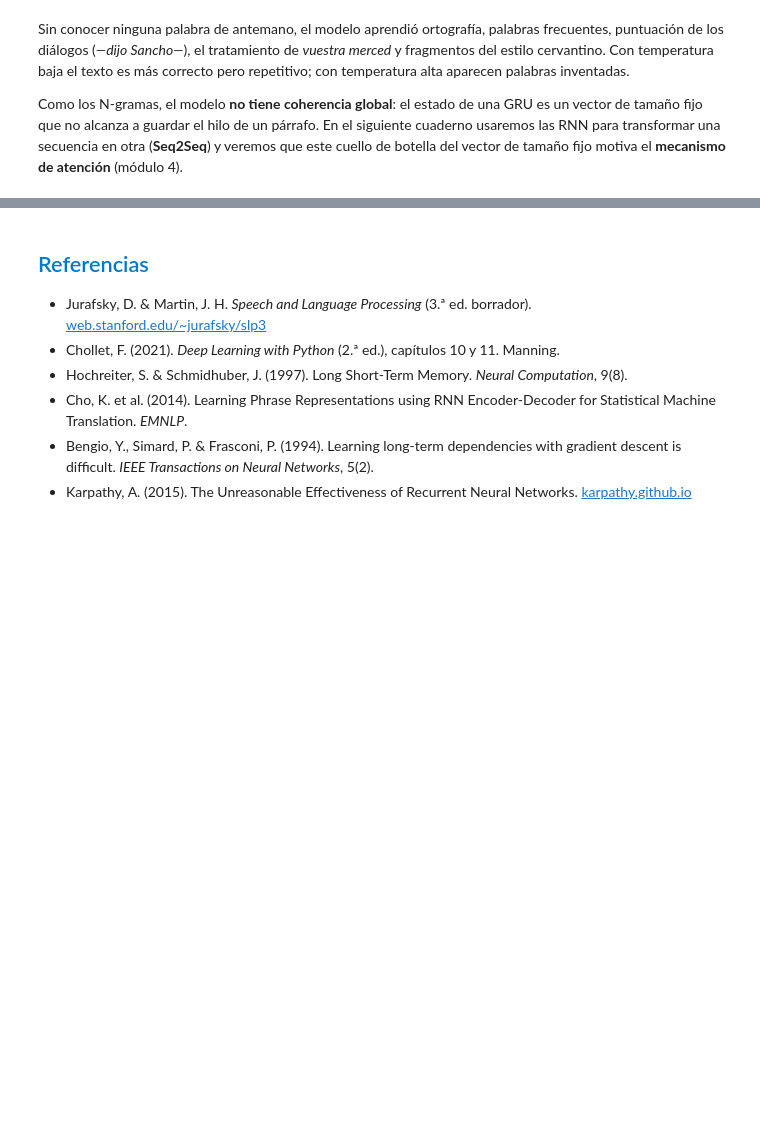
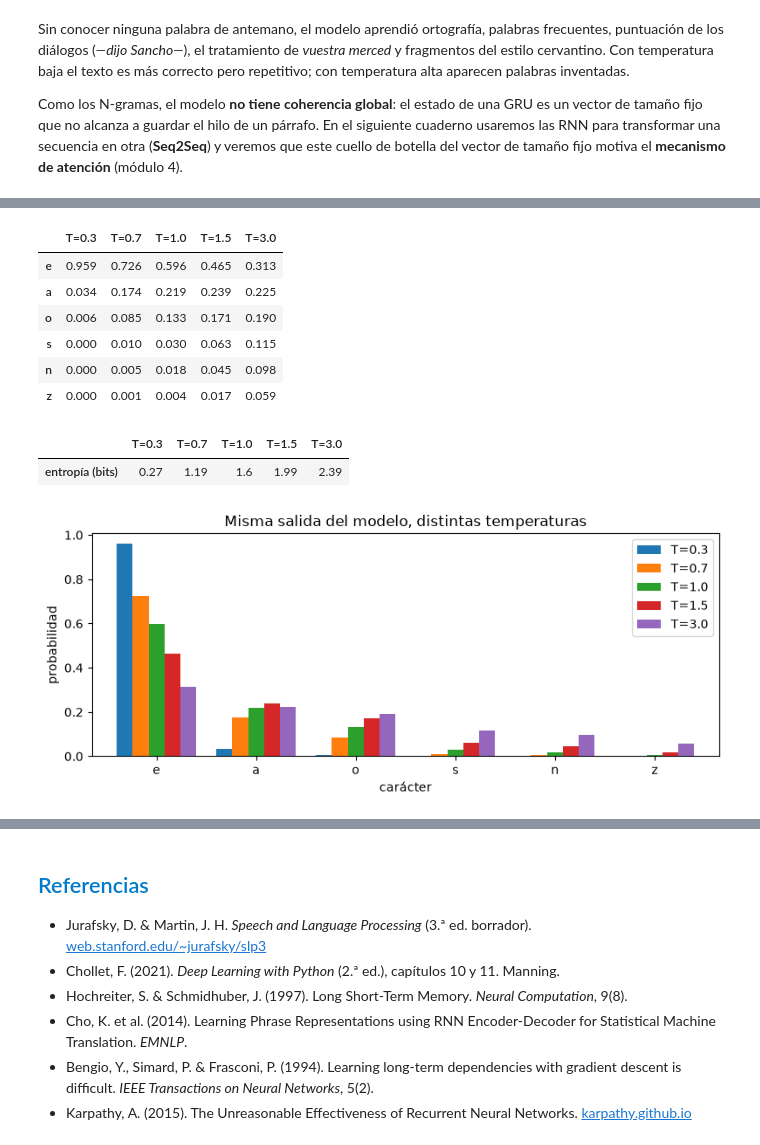
Before and after one commit to contreras-juan/procesamiento_lenguaje_natural, a Jupyter notebook: Cuadernos/13_RNN_LSTM_GRU_PLN.ipynb, the cells around one changed output, grey strips where cells are left out. Drawn from its saved outputs; the diff is of its cells as text; code cells hidden in the pictures; blank space fills up the shorter version.

```diff
--- a/Cuadernos/13_RNN_LSTM_GRU_PLN.ipynb
+++ b/Cuadernos/13_RNN_LSTM_GRU_PLN.ipynb
@@ -496,0 +535,34 @@ Como los N-gramas, el modelo **no tiene coherencia global**: el estado de una GR
+# %%
+def softmax_temperatura(logits, T):
+    z = np.asarray(logits, dtype="float64") / T
+    z = z - z.max()  # estabilidad numérica: no cambia el resultado
+    p = np.exp(z)
+    return p / p.sum()
+
+
+logits_ejemplo = np.array([4.0, 3.0, 2.5, 1.0, 0.5, -1.0])
+simbolos = ["e", "a", "o", "s", "n", "z"]
+temperaturas = [0.3, 0.7, 1.0, 1.5, 3.0]
+
+probs = pd.DataFrame({f"T={T}": softmax_temperatura(logits_ejemplo, T) for T in temperaturas}, index=simbolos)
+entropia = pd.Series({c: -(probs[c] * np.log2(probs[c])).sum() for c in probs}, name="entropía (bits)")
+display(probs.round(3))
+display(entropia.round(2).to_frame().T)
+
+ax = probs.plot.bar(figsize=(8, 3.5), width=0.8, rot=0)
+ax.set_xlabel("carácter")
+ax.set_ylabel("probabilidad")
+ax.set_title("Misma salida del modelo, distintas temperaturas")
+plt.tight_layout()
+plt.show()
+# %% [output]
+|  | T=0.3 | T=0.7 | T=1.0 | T=1.5 | T=3.0 |
+| e | 0.959 | 0.726 | 0.596 | 0.465 | 0.313 |
+| a | 0.034 | 0.174 | 0.219 | 0.239 | 0.225 |
+| o | 0.006 | 0.085 | 0.133 | 0.171 | 0.190 |
+| s | 0.000 | 0.010 | 0.030 | 0.063 | 0.115 |
+| n | 0.000 | 0.005 | 0.018 | 0.045 | 0.098 |
+| z | 0.000 | 0.001 | 0.004 | 0.017 | 0.059 |
+|  | T=0.3 | T=0.7 | T=1.0 | T=1.5 | T=3.0 |
+| entropía (bits) | 0.27 | 1.19 | 1.6 | 1.99 | 2.39 |
+[figure, added]
```
Also changed, not shown: parts of 9 cells of this notebook.
